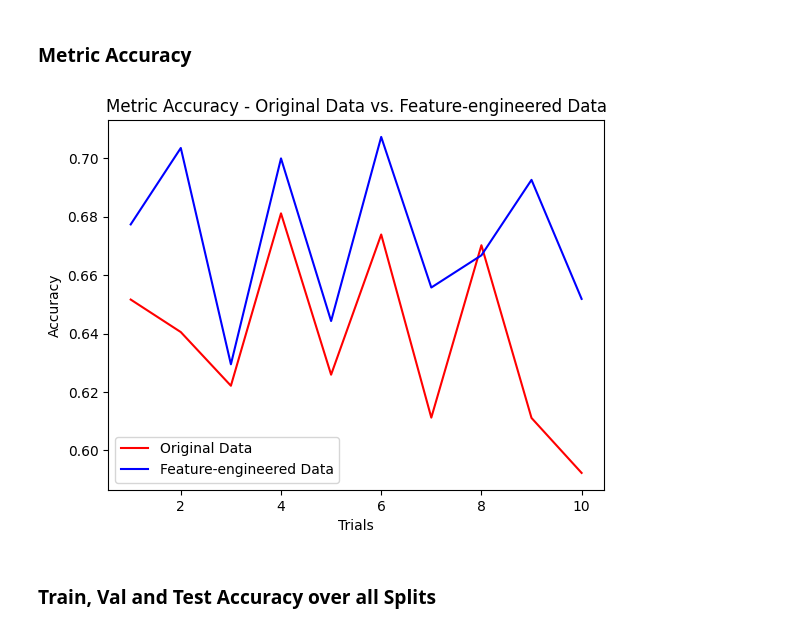
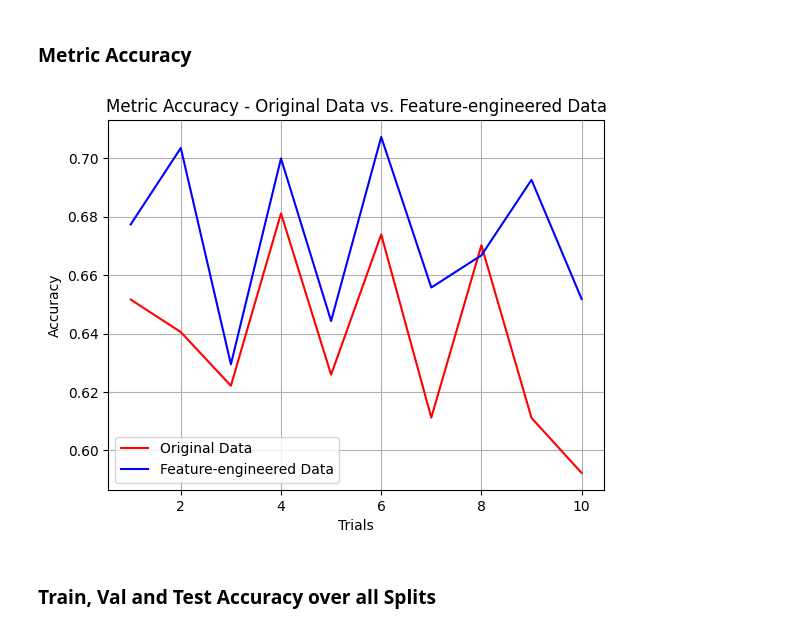
Before and after one commit to schaeferbasti/Benchmark_FE_AutoML, a Jupyter notebook: src/amltk/pipeline/results/analysis.ipynb, the cells around one changed output. Saved outputs shown, nothing was run; the diff lists cells and outputs as text; code cells hidden in the pictures.

```diff
--- a/src/amltk/pipeline/results/analysis.ipynb
+++ b/src/amltk/pipeline/results/analysis.ipynb
@@ -58,18 +58,19 @@ trial-7MpJ-10    success
 # %%
 metric_accuracy = df["metric:accuracy [0.0, 1.0] (maximize)"].tolist()
 trials = [1, 2, 3, 4, 5, 6, 7, 8, 9, 10]
 original_data = metric_accuracy[:len(metric_accuracy)//2]
 engineered_data = metric_accuracy[len(metric_accuracy)//2:]
 plt.plot(trials, original_data, color='r', label='Original Data')
 plt.plot(trials, engineered_data, color='b', label='Feature-engineered Data')
 plt.xlabel("Trials")
 plt.ylabel("Accuracy")
 plt.title("Metric Accuracy - Original Data vs. Feature-engineered Data")
 plt.legend()
+plt.grid(True)
 plt.savefig('plots/metric_accuracy.png')
 plt.show()
 # %% [output]
-[figure, old version]
+[figure, new version]
 # %% [markdown]
 ### Train, Val and Test Accuracy over all Splits
 # %%
```
Also changed, not shown: parts of 5 cells of this notebook, 7 other files.
